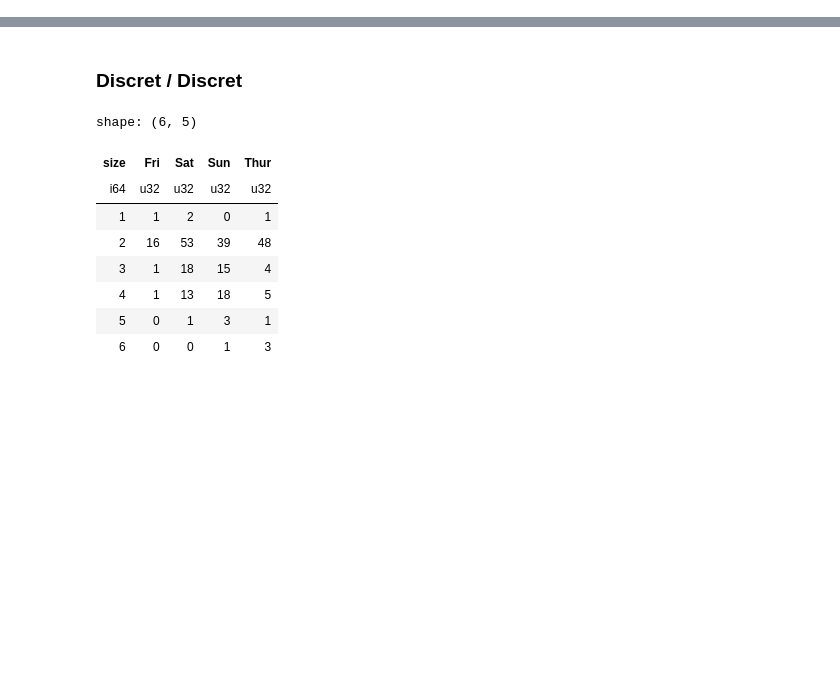
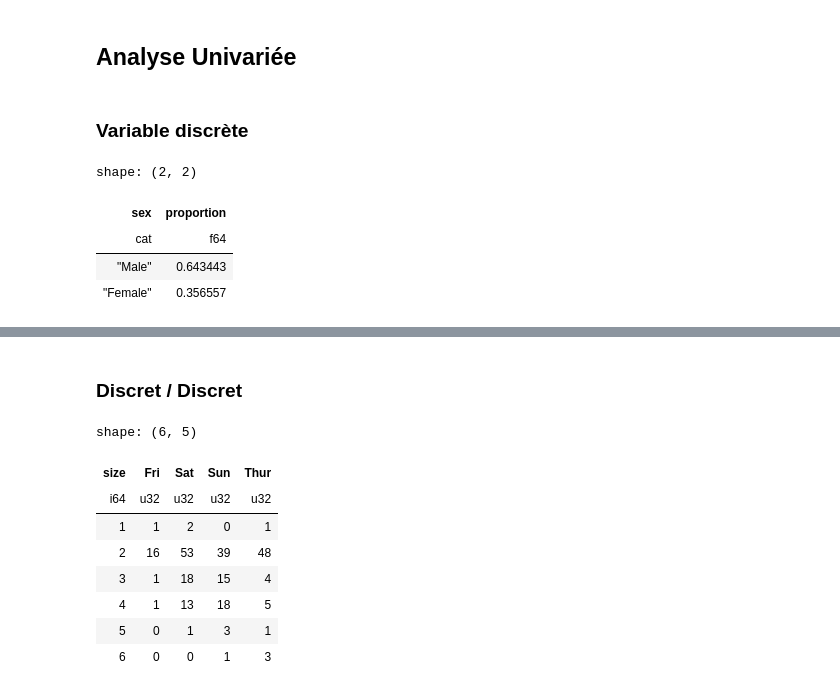
Before and after one commit to StephRoos/Data-Analysis, a Jupyter notebook: EDA-DS_Tips-Polars_PlotlyEx.ipynb, the cells around one changed output, grey strips where cells are left out. Drawn from its saved outputs; the diff is of its cells as text; code cells hidden in the pictures; blank space fills up the shorter version.

```diff
--- a/Analyse-Multivariee-Polars_PlotlyEx.ipynb
+++ b/EDA-DS_Tips-Polars_PlotlyEx.ipynb
@@ -33,0 +29,12 @@ shape: (5, 7)
+# %% [markdown]
+## Analyse Univariée
+# %% [markdown]
+### Variable discrète
+# %%
+df["sex"].value_counts(normalize=True, sort=True)
+# %% [output]
+shape: (2, 2)
+| sex | proportion |
+| cat | f64 |
+| "Male" | 0.643443 |
+| "Female" | 0.356557 |
```
Also changed, not shown: parts of 24 cells of this notebook, 1 other file.
